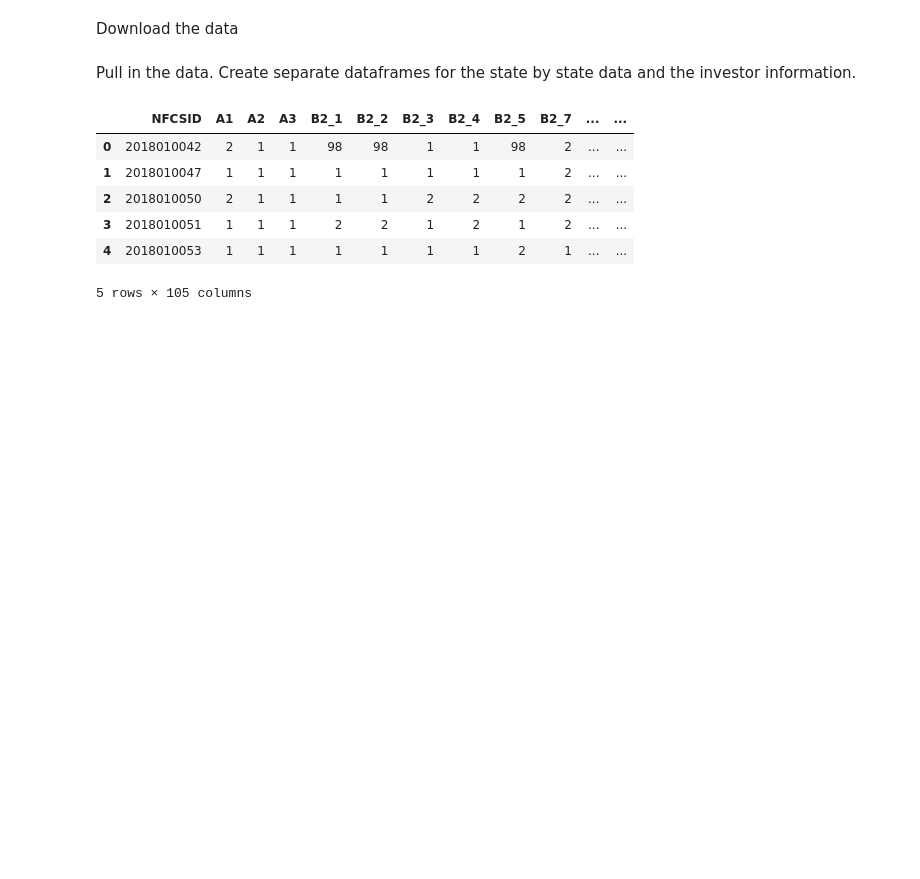
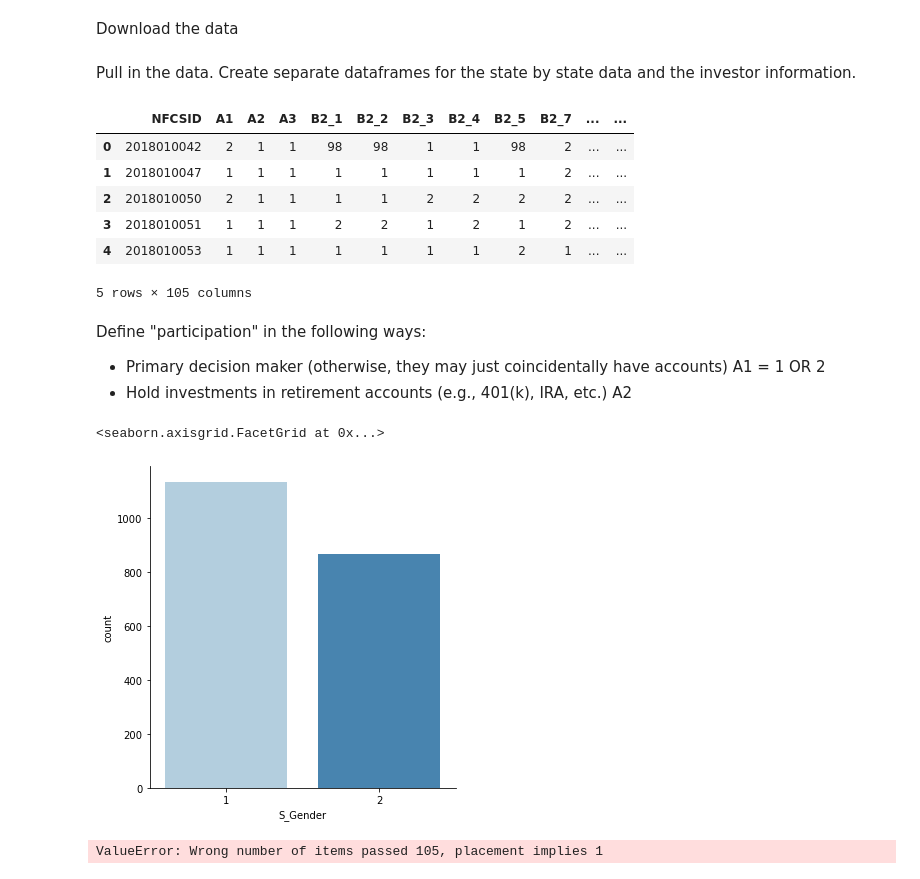
Before and after one commit to stavem/data-512-final, a Jupyter notebook: notebooks/010_EDA.ipynb, the cells around one changed output. Saved outputs shown, nothing was run; the diff lists cells and outputs as text; code cells hidden in the pictures; blank space fills up the shorter version.

```diff
--- a/notebooks/010_EDA.ipynb
+++ b/notebooks/010_EDA.ipynb
@@ -24,3 +24,10 @@ df_inv.head()
 | 3 | 2018010051 | 1 | 1 | 1 | 2 | 2 | 1 | 2 | 1 | 2 | ... | ... |
 | 4 | 2018010053 | 1 | 1 | 1 | 1 | 1 | 1 | 1 | 2 | 1 | ... | ... |
 5 rows × 105 columns
+# %% [markdown]
+Define "participation" in the following ways:
+
+* Primary decision maker (otherwise, they may just coincidentally have accounts)
+  A1 = 1 OR 2
+* Hold investments in retirement accounts (e.g., 401(k), IRA, etc.)
+A2
@@ -26,0 +45,10 @@ df_inv.head()
+# %%
+# plot the gender distribution
+sns.catplot(x="S_Gender",
+            kind="count",
+            data=df_inv,
+           # order=["none", "some", "hs", "bachelors", "professional", "masters", "doctorate"],
+            palette=("Blues"))
+# %% [output]
+<seaborn.axisgrid.FacetGrid at 0x...>
+[figure, added]
@@ -26,0 +57,4 @@ df_inv.head()
+# %%
+df_inv['Participant'] = participant
+# %% [output]
+ValueError: Wrong number of items passed 105, placement implies 1
```
Also changed, not shown: parts of 11 cells of this notebook, 1 other file.
